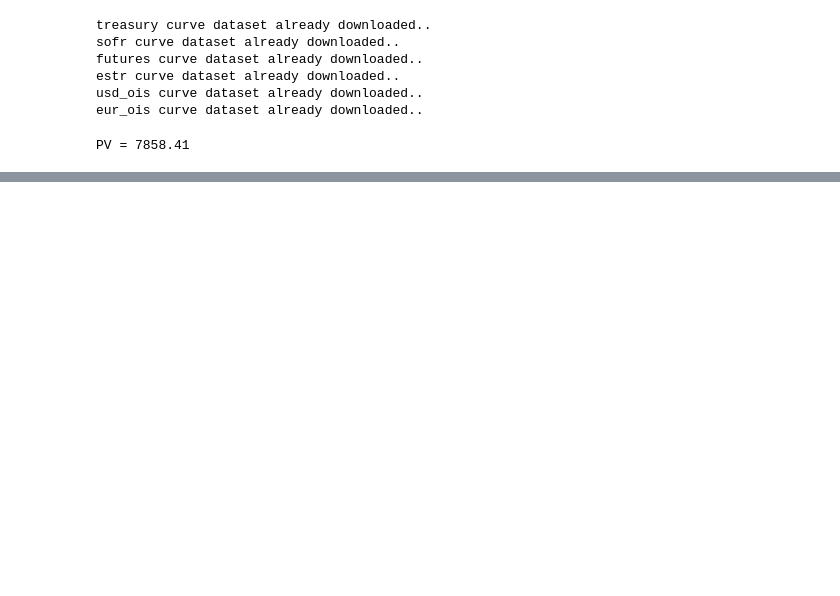
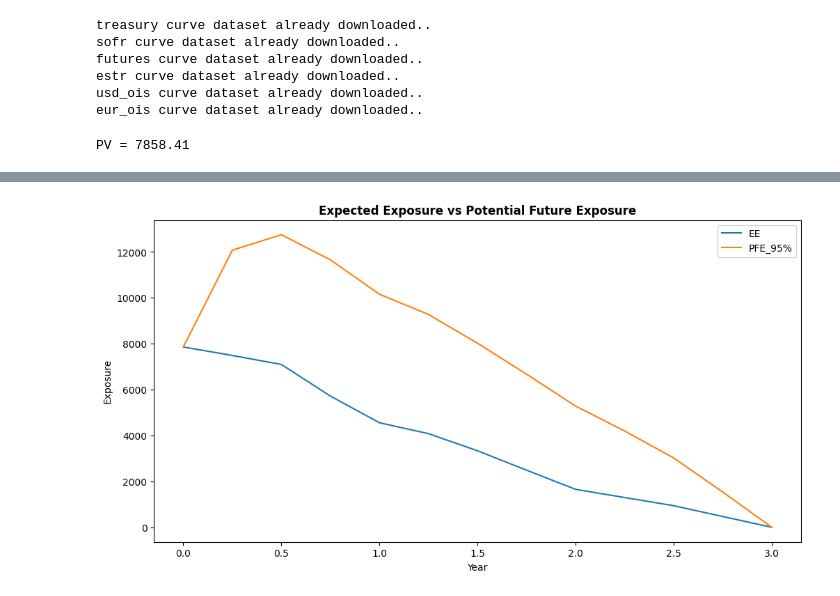
Before and after one commit to gorkemyencak/treasury-valuation-engine, a Jupyter notebook: notebooks/07_stochastic_exposure_engine.ipynb, the cells around one changed output, grey strips where cells are left out. Saved outputs shown, nothing was run; the diff lists cells and outputs as text; code cells hidden in the pictures; blank space fills up the shorter version.

```diff
--- a/notebooks/07_stochastic_exposure_engine.ipynb
+++ b/notebooks/07_stochastic_exposure_engine.ipynb
@@ -228 +230,15 @@ mc_engine.mc_exposure_report(swap = IR_swap, n_paths = 250)
 | 12 | 3.00 | 0.000000 | -0.000000 | 0.000000 |
+# %%
+# plot expected exposure vs potential future exposue
+plt.figure(figsize = (12, 6))
+
+plt.plot(ee['Times'], ee['EE'], label = 'EE')
+plt.plot(pfe['Times'], pfe[f'PFE_{perc:.0f}%'], label = f'PFE_{perc:.0f}%')
+
+plt.title('Expected Exposure vs Potential Future Exposure', fontweight = 'bold')
+plt.xlabel('Year')
+plt.ylabel('Exposure')
+plt.legend(loc = 'best')
+plt.show()
+# %% [output]
+[figure, added]
```
Also changed, not shown: parts of 6 cells of this notebook, 4 other files.
